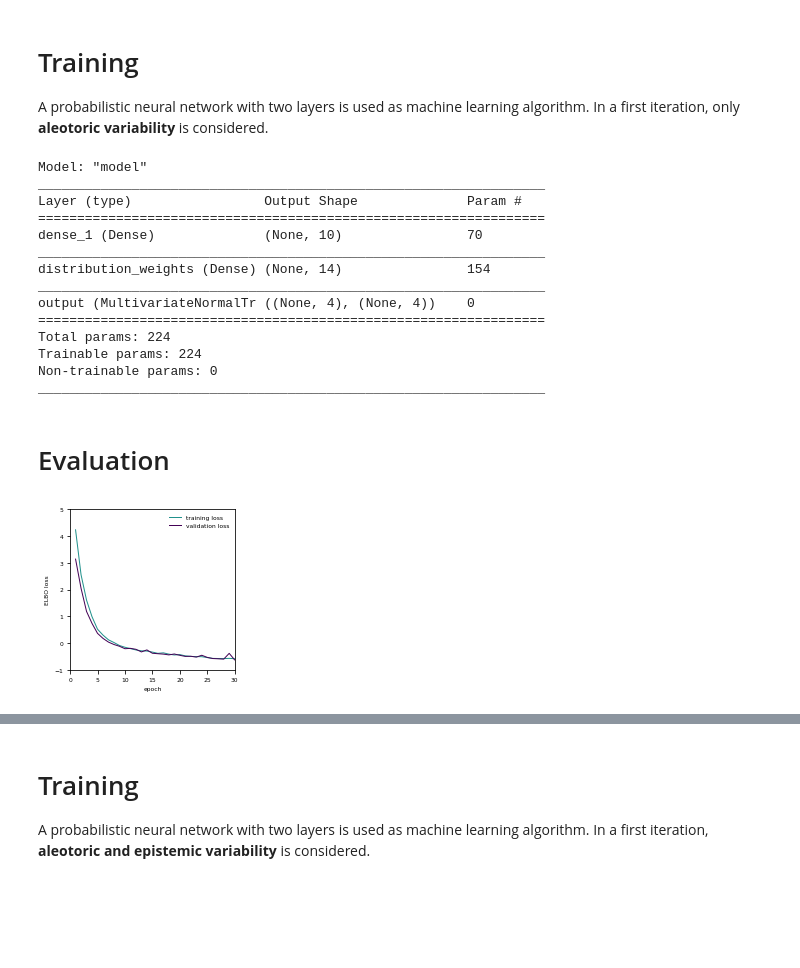
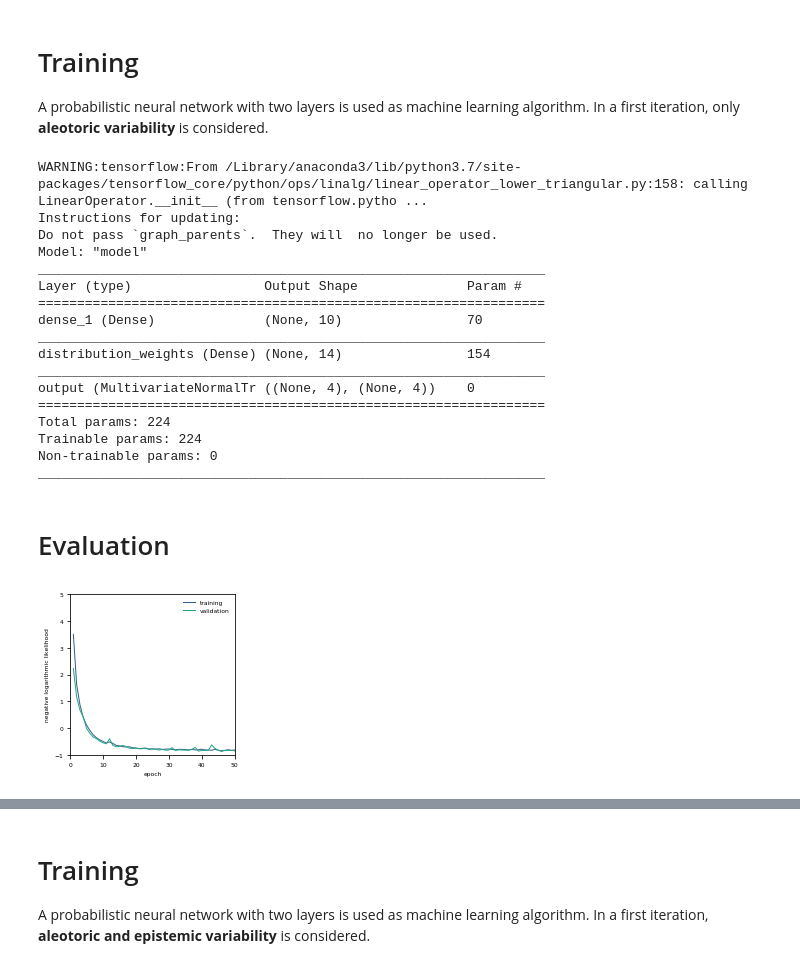
Before and after one commit to gtancev/Chemical-Sensor-Data, a Jupyter notebook: NN_tf_keras/main_probabilistic.ipynb, the cells around one changed output, grey strips where cells are left out. Cells and saved outputs as stored; diff of their text form; code cells hidden in the pictures; blank space fills up the shorter version.

```diff
--- a/NN_tf_keras/main_probabilistic.ipynb
+++ b/NN_tf_keras/main_probabilistic.ipynb
@@ -74,7 +76,7 @@ outputs = ["CO(GT)", "C6H6(GT)", "NOx(GT)", "NO2(GT)"]
 First, a data pipline is to be defined.
 # %%
 # Define some hyperparameters.
-n_epochs = 30
+n_epochs = 50
 n_samples = dataset.shape[0]
 batch_size = np.floor(n_samples/10)
 buffer_size = n_samples
@@ -105,7 +107,7 @@ model = tfk.Sequential([
 ], name="model")
 
 # Compile model.
-model.compile(optimizer="adam", loss=neg_log_likelihood) # MSE as loss function and ADAM optimizer.
+model.compile(optimizer="adam", loss=neg_log_likelihood) # Negative logarithmic likelihood as loss function and ADAM optimizer.
 
 # Run training session.
 model.fit(data_train, epochs=n_epochs, validation_data=data_test, verbose=False)
@@ -113,6 +115,9 @@ model.fit(data_train, epochs=n_epochs, validation_data=data_test, verbose=False)
 # Describe model.
 model.summary()
 # %% [output]
+WARNING:tensorflow:From /Library/anaconda3/lib/python3.7/site-packages/tensorflow_core/python/ops/linalg/linear_operator_lower_triangular.py:158: calling LinearOperator.__init__ (from tensorflow.pytho ...
+Instructions for updating:
+Do not pass `graph_parents`.  They will  no longer be used.
 Model: "model"
 _________________________________________________________________
 Layer (type)                 Output Shape              Param #
@@ -132,15 +137,15 @@ _________________________________________________________________
 # %%
 # Plot the training session.
 fig = plt.figure(figsize=(2.95,2.95))
 fig.tight_layout()
 plt.xlim(0, np.round(len(model.history.epoch)+4,-1))
 plt.ylim(-1, 5)
 plt.xlabel("epoch")
-plt.ylabel("ELBO loss")
-plt.plot(list(map(lambda x: x + 1, model.history.epoch)), model.history.history["loss"], label="training loss", color=plt.cm.viridis(1/2))
-plt.plot(list(map(lambda x: x + 1, model.history.epoch)), model.history.history["val_loss"], label="validation loss", color=plt.cm.viridis(1))
+plt.ylabel("negative logarithmic likelihood")
+plt.plot(list(map(lambda x: x + 1, model.history.epoch)), model.history.history["loss"], label="training", color=plt.cm.viridis(0.3))
+plt.plot(list(map(lambda x: x + 1, model.history.epoch)), model.history.history["val_loss"], label="validation", color=plt.cm.viridis(0.6))
 plt.legend(frameon=False, loc=0)
 plt.savefig('./figures/metrics_probabilistic_aleotoric',dpi=900,transparent=True,orientation='landscape',bbox_inches='tight')
 plt.show()
 # %% [output]
-[figure, old version]
+[figure, new version]
```
Also changed, not shown: parts of 5 cells of this notebook, 16 other files.
